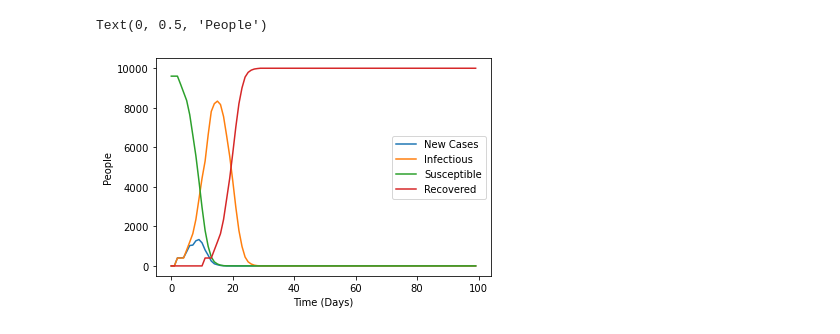
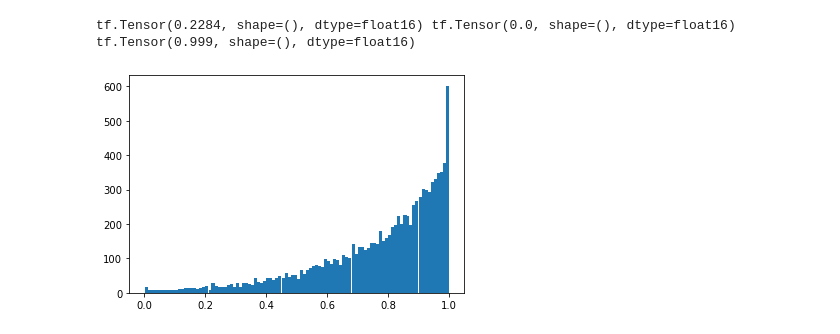
Before and after one commit to bfakhri/PandemicModel, a Jupyter notebook: PandemicModel.ipynb, the cells around one changed output. Saved outputs shown, nothing was run; the diff lists cells and outputs as text; code cells hidden in the pictures.

```diff
--- a/PandemicModel.ipynb
+++ b/PandemicModel.ipynb
@@ -187,16 +148,14 @@ Calculating 80.0%
-# %%
-plot_dict = {'New Cases': graph_num_newinfections,
-            'Infectious': graph_num_infectious,
-            'Susceptible': graph_num_susceptible,
-            'Recovered': graph_num_recovered}
-for key in plot_dict:
-    y_values = np.array(plot_dict[key])
-    #plt.plot(np.arange(num_days), y_values/np.max(y_values))
-    plt.plot(np.arange(num_days), y_values)
-
-plt.legend(plot_dict.keys())
-plt.xlabel('Time (Days)')
-plt.ylabel('People')
-# %% [output]
-Text(0, 0.5, 'People')
-[figure, removed]
+# %%
+# Plot Histogram of Distributions
+def bust(dist, max_val):
+    busted = dist > max_val
+    dist = dist*(1.0 - tf.cast(busted, dtype=T_TYPE))
+    return dist
+
+#dist = tf.clip_by_value(tf.random.poisson((10000,), lam=1), 0, 2)
+dist = bust(tf.random.gamma((pop,), alpha=1, beta=4, dtype=T_TYPE), max_val=1)
+plt.hist(1-dist.numpy(), bins=100)
+print(tf.reduce_mean(dist), tf.reduce_min(dist), tf.reduce_max(dist))
+# %% [output]
+tf.Tensor(0.2284, shape=(), dtype=float16) tf.Tensor(0.0, shape=(), dtype=float16) tf.Tensor(0.999, shape=(), dtype=float16)
+[figure, added]
```
Also changed, not shown: parts of 8 cells of this notebook.
